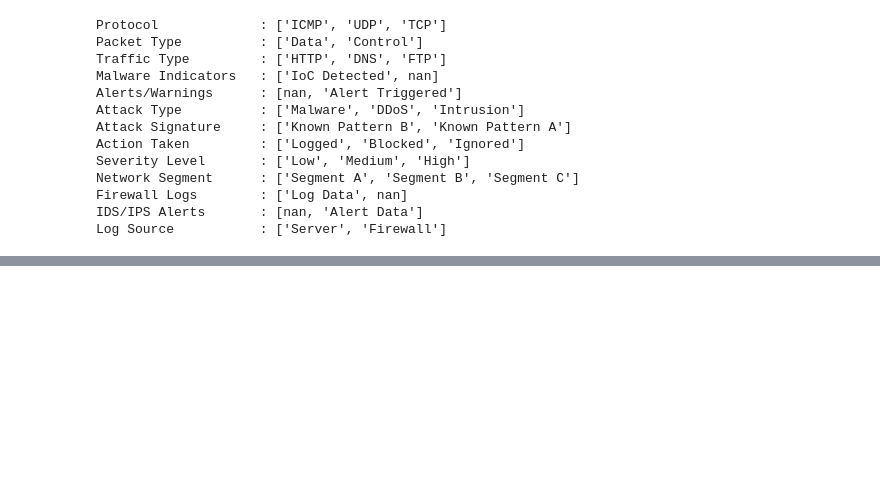
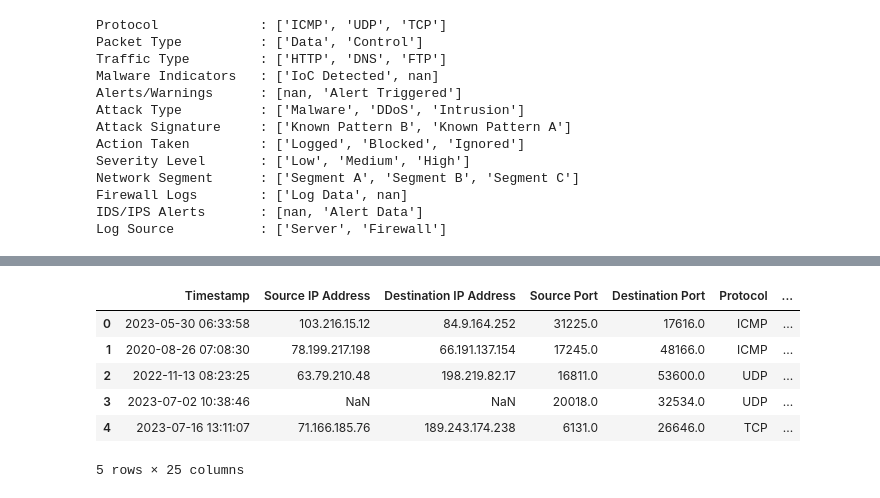
Before and after one commit to rai-shi/Cyber-Security-Attacks-EDA, a Jupyter notebook: global-ai-hub-veri-analizi-bootcamp.ipynb, the cells around one changed output, grey strips where cells are left out. Cells and saved outputs as stored; diff of their text form; code cells hidden in the pictures; blank space fills up the shorter version.

```diff
--- a/global-ai-hub-veri-analizi-bootcamp.ipynb
+++ b/global-ai-hub-veri-analizi-bootcamp.ipynb
@@ -199,18 +236,30 @@ plt.show()
 # %%
-bottom = 1000
+bottom = 500
 top = 10000
 most_unique = {}
-last_unique = {}
+"""
+most_unique:dict
+{ column_name : unique_value_count:int }
+"""
+few_unique = {}
+"""
+few_unique:dict
+{ column_name : unique_value_count:int }
+"""
 average_unique = {}
+"""
+average_unique:dict
+{ column_name : unique_value_count:int }
+"""
 for col, count in zip(new_df.columns ,unique_counts):
     if count < bottom:
-        last_unique.update({col:count})
+        few_unique.update({col:count})
     elif (bottom < count) and (count < top):
         average_unique.update({col:count})
     else:
         most_unique.update({col:count})
 
-print(last_unique.keys())
+print(few_unique.keys())
 print()
 print(average_unique.keys())
 print()
@@ -224,9 +275,15 @@ dict_keys(['Timestamp', 'Source IP Address', 'Destination IP Address', 'Source P
 # %%
-last_unique_values = {}
-for column in last_unique.keys():
-    last_unique_values.update({column: data[column].unique().tolist()})
-for item in last_unique_values:
-    print(item.ljust(20), ":", last_unique_values[item])
+# Let's see how is the categoric data in the columns which is have few unique data.
+few_unique_values = {}
+"""
+few_unique_values:dict
+{ column_name : [] } # column categoric values
+all values are alphabetic
+"""
+for column in few_unique.keys():
+    few_unique_values.update({column: data[column].unique().tolist()})
+for item in few_unique_values:
+    print(item.ljust(20), ":", few_unique_values[item])
 # %% [output]
 Protocol             : ['ICMP', 'UDP', 'TCP']
 Packet Type          : ['Data', 'Control']
@@ -336,0 +469,10 @@ Proxy Information 19168
+# %%
+new_df.head()
+# %% [output]
+|  | Timestamp | Source IP Address | Destination IP Address | Source Port | Destination Port | Protocol | ... |
+| 0 | 2023-05-30 06:33:58 | 103.216.15.12 | 84.9.164.252 | 31225.0 | 17616.0 | ICMP | ... |
+| 1 | 2020-08-26 07:08:30 | 78.199.217.198 | 66.191.137.154 | 17245.0 | 48166.0 | ICMP | ... |
+| 2 | 2022-11-13 08:23:25 | 63.79.210.48 | 198.219.82.17 | 16811.0 | 53600.0 | UDP | ... |
+| 3 | 2023-07-02 10:38:46 | NaN | NaN | 20018.0 | 32534.0 | UDP | ... |
+| 4 | 2023-07-16 13:11:07 | 71.166.185.76 | 189.243.174.238 | 6131.0 | 26646.0 | TCP | ... |
+5 rows × 25 columns
```
Also changed, not shown: parts of 30 cells of this notebook.
